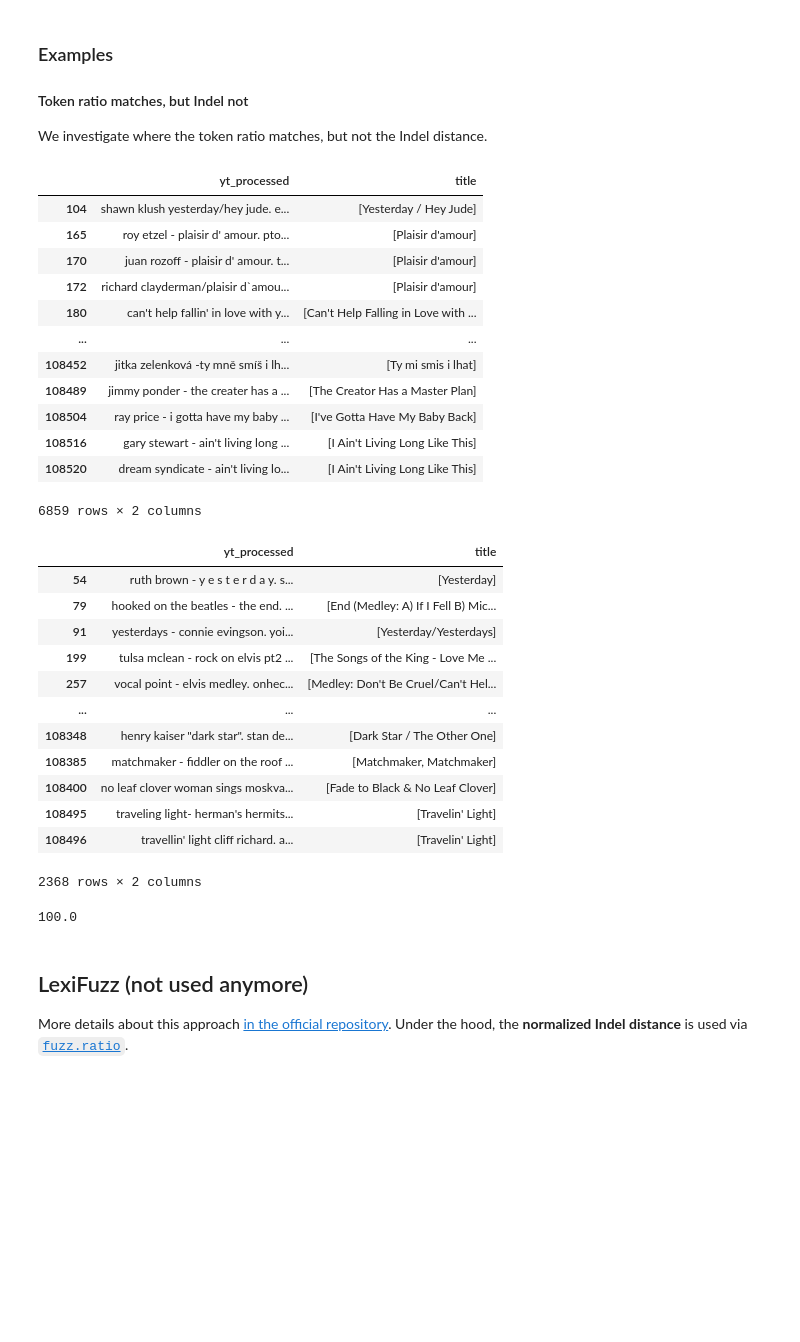
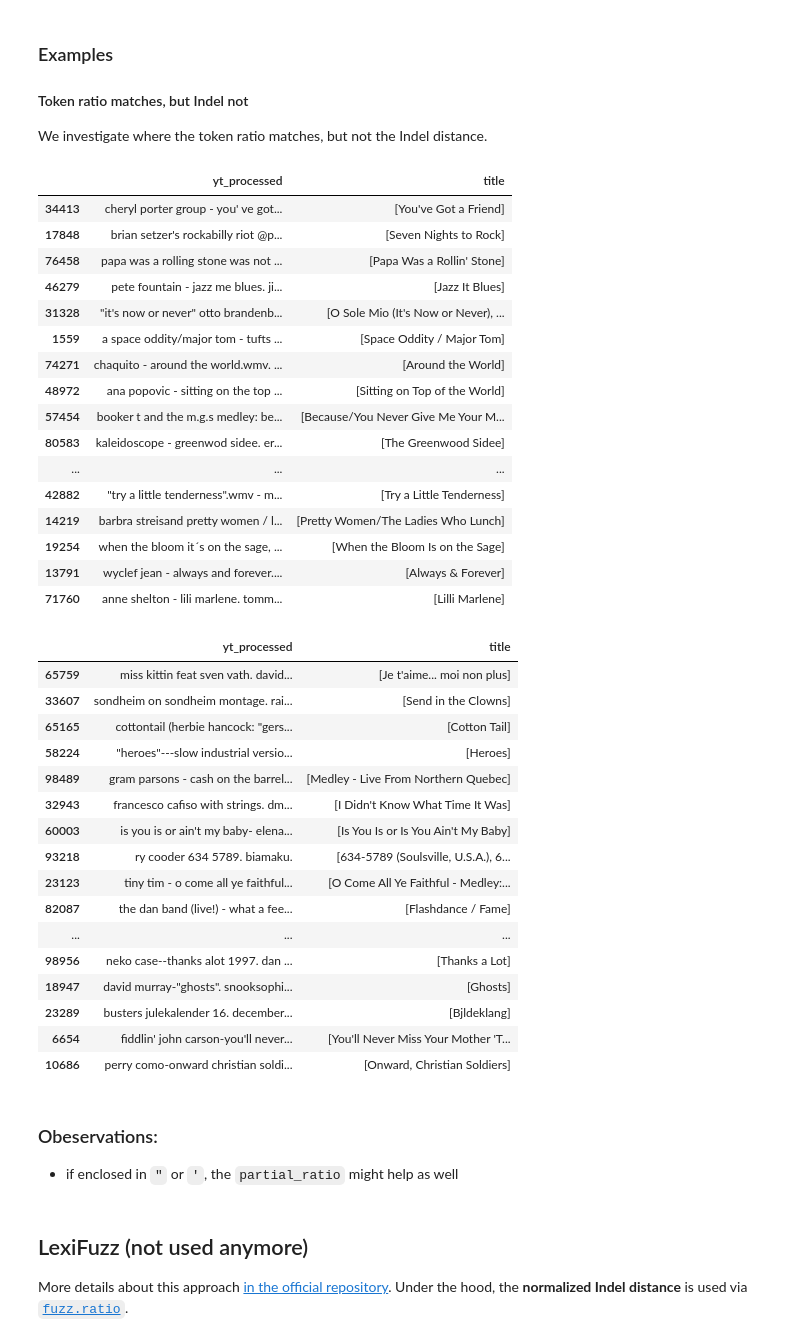
Before and after one commit to progsi/YTUnCoverLLM, a Jupyter notebook: notebooks/fuzzy_annotation.ipynb, the cells around one changed output. Drawn from its saved outputs; the diff is of its cells as text; code cells hidden in the pictures; blank space fills up the shorter version.

```diff
--- a/notebooks/fuzzy_annotation.ipynb
+++ b/notebooks/fuzzy_annotation.ipynb
@@ -131,52 +131,54 @@ We investigate where the token ratio matches, but not the Indel distance.
 # %%
 # mask: token matches, but not Indel
 mask = ~series_simple.apply(
     has_any_ent, args=("title", 99)) & series_token.apply(has_any_ent, args=("title", 99))
 
-data_shs.loc[mask, ["yt_processed", "title"]]
+data_shs.loc[mask, ["yt_processed", "title"]].sample(20)
 # %% [output]
 |  | yt_processed | title |
-| 104 | shawn klush yesterday/hey jude. e... | [Yesterday / Hey Jude] |
-| 165 | roy etzel - plaisir d' amour. pto... | [Plaisir d'amour] |
-| 170 | juan rozoff - plaisir d' amour. t... | [Plaisir d'amour] |
-| 172 | richard clayderman/plaisir d`amou... | [Plaisir d'amour] |
-| 180 | can't help fallin' in love with y... | [Can't Help Falling in Love with ... |
+| 34413 | cheryl porter group - you' ve got... | [You've Got a Friend] |
+| 17848 | brian setzer's rockabilly riot @p... | [Seven Nights to Rock] |
+| 76458 | papa was a rolling stone was not ... | [Papa Was a Rollin' Stone] |
+| 46279 | pete fountain - jazz me blues. ji... | [Jazz It Blues] |
+| 31328 | "it's now or never" otto brandenb... | [O Sole Mio (It's Now or Never), ... |
+| 1559 | a space oddity/major tom - tufts ... | [Space Oddity / Major Tom] |
+| 74271 | chaquito - around the world.wmv. ... | [Around the World] |
+| 48972 | ana popovic - sitting on the top ... | [Sitting on Top of the World] |
+| 57454 | booker t and the m.g.s medley: be... | [Because/You Never Give Me Your M... |
+| 80583 | kaleidoscope - greenwod sidee. er... | [The Greenwood Sidee] |
 | ... | ... | ... |
-| 108452 | jitka zelenková -ty mně smíš i lh... | [Ty mi smis i lhat] |
-| 108489 | jimmy ponder - the creater has a ... | [The Creator Has a Master Plan] |
-| 108504 | ray price - i gotta have my baby ... | [I've Gotta Have My Baby Back] |
-| 108516 | gary stewart - ain't living long ... | [I Ain't Living Long Like This] |
-| 108520 | dream syndicate - ain't living lo... | [I Ain't Living Long Like This] |
+| 42882 | "try a little tenderness".wmv - m... | [Try a Little Tenderness] |
+| 14219 | barbra streisand pretty women / l... | [Pretty Women/The Ladies Who Lunch] |
+| 19254 | when the bloom it´s on the sage, ... | [When the Bloom Is on the Sage] |
+| 13791 | wyclef jean - always and forever.... | [Always & Forever] |
+| 71760 | anne shelton - lili marlene. tomm... | [Lilli Marlene] |
-6859 rows × 2 columns
 # %%
 # mask: both don't match
 mask = ~series_simple.apply(
     has_any_ent, args=("title", 99)) & ~series_token.apply(has_any_ent, args=("title", 99))
 
-data_shs.loc[mask, ["yt_processed", "title"]]
+data_shs.loc[mask, ["yt_processed", "title"]].sample(20)
 # %% [output]
 |  | yt_processed | title |
-| 54 | ruth brown - y e s t e r d a y. s... | [Yesterday] |
-| 79 | hooked on the beatles - the end. ... | [End (Medley: A) If I Fell B) Mic... |
-| 91 | yesterdays - connie evingson. yoi... | [Yesterday/Yesterdays] |
-| 199 | tulsa mclean - rock on elvis pt2 ... | [The Songs of the King - Love Me ... |
-| 257 | vocal point - elvis medley. onhec... | [Medley: Don't Be Cruel/Can't Hel... |
+| 65759 | miss kittin feat sven vath. david... | [Je t'aime... moi non plus] |
+| 33607 | sondheim on sondheim montage. rai... | [Send in the Clowns] |
+| 65165 | cottontail (herbie hancock: "gers... | [Cotton Tail] |
+| 58224 | "heroes"---slow industrial versio... | [Heroes] |
+| 98489 | gram parsons - cash on the barrel... | [Medley - Live From Northern Quebec] |
+| 32943 | francesco cafiso with strings. dm... | [I Didn't Know What Time It Was] |
+| 60003 | is you is or ain't my baby- elena... | [Is You Is or Is You Ain't My Baby] |
+| 93218 | ry cooder 634 5789. biamaku. | [634-5789 (Soulsville, U.S.A.), 6... |
+| 23123 | tiny tim - o come all ye faithful... | [O Come All Ye Faithful - Medley:... |
+| 82087 | the dan band (live!) - what a fee... | [Flashdance / Fame] |
 | ... | ... | ... |
-| 108348 | henry kaiser "dark star". stan de... | [Dark Star / The Other One] |
-| 108385 | matchmaker - fiddler on the roof ... | [Matchmaker, Matchmaker] |
-| 108400 | no leaf clover woman sings moskva... | [Fade to Black & No Leaf Clover] |
-| 108495 | traveling light- herman's hermits... | [Travelin' Light] |
-| 108496 | travellin' light cliff richard. a... | [Travelin' Light] |
+| 98956 | neko case--thanks alot 1997. dan ... | [Thanks a Lot] |
+| 18947 | david murray-"ghosts". snooksophi... | [Ghosts] |
+| 23289 | busters julekalender 16. december... | [Bjldeklang] |
+| 6654 | fiddlin' john carson-you'll never... | [You'll Never Miss Your Mother 'T... |
+| 10686 | perry como-onward christian soldi... | [Onward, Christian Soldiers] |
-2368 rows × 2 columns
-# %%
-from rapidfuzz.fuzz import token_ratio
-
-s1="matchmaker - fiddler on the roof film. mir11mi..."
-s2="matchmaker"
-
-token_ratio(s1,s2)
-# %% [output]
-100.0
+# %% [markdown]
+### Obeservations:
+- if enclosed in `"` or `'`, the `partial_ratio` might help as well
 # %% [markdown]
 ## LexiFuzz (not used anymore)
 More details about this approach [in the official repository](https://github.com/hanifabd/lexifuzz-ner). Under the hood, the **normalized Indel distance** is used via [`fuzz.ratio`](https://rapidfuzz.github.io/RapidFuzz/Usage/fuzz.html).
```
